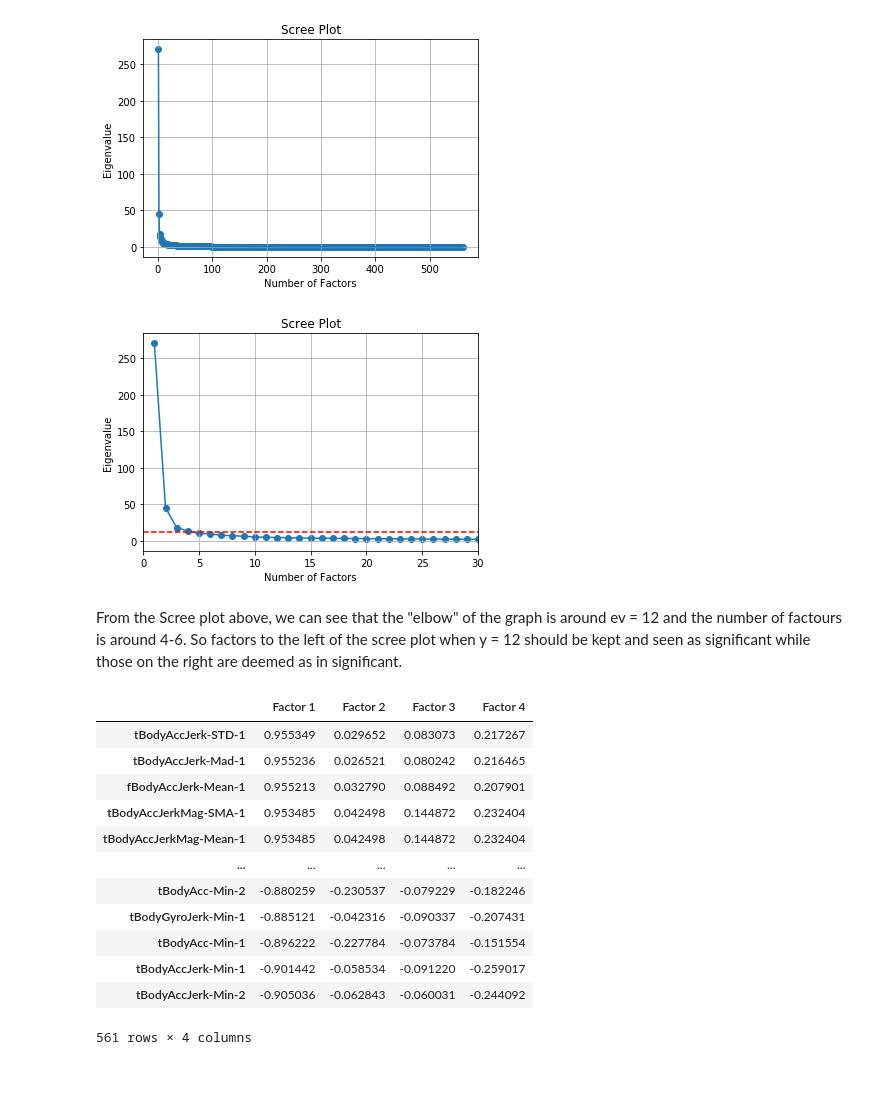
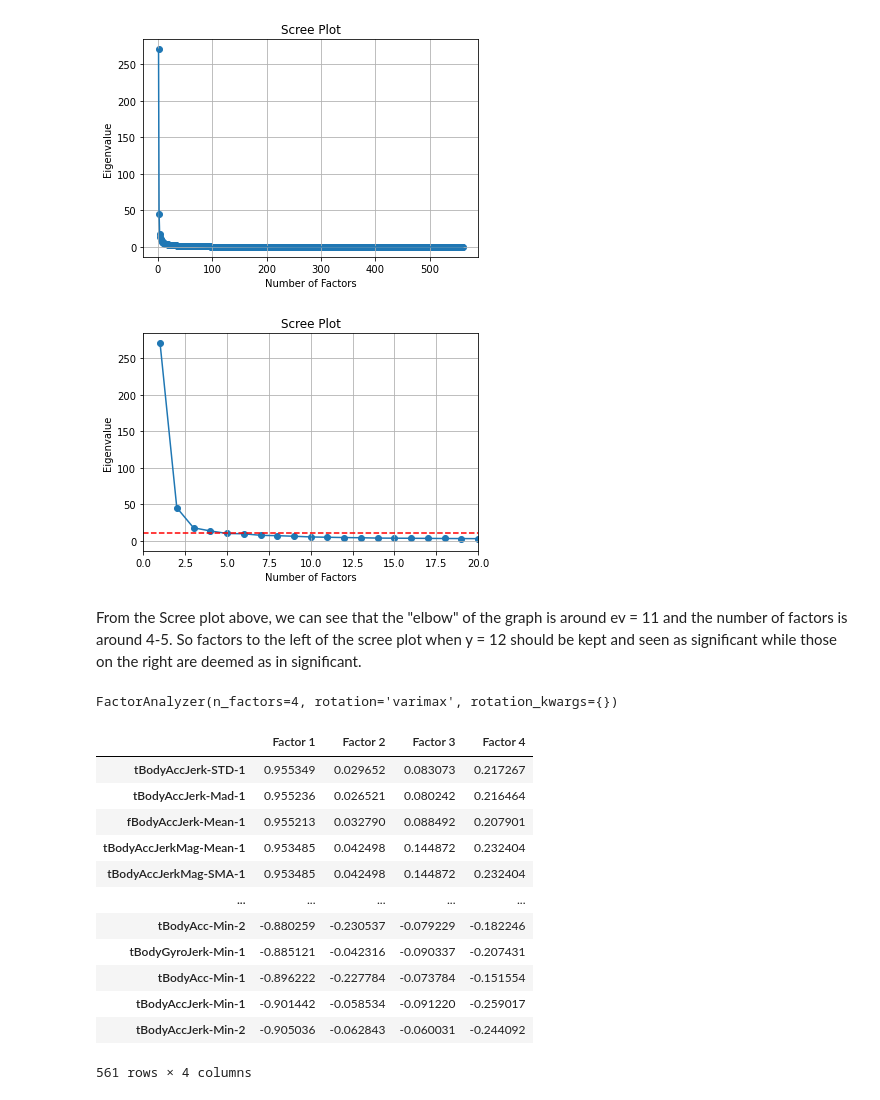
Before and after one commit to zunedz/CS3244-Project, a Jupyter notebook: Project.ipynb, the cells around one changed output. Saved outputs shown, nothing was run; the diff lists cells and outputs as text; code cells hidden in the pictures.

```diff
--- a/Project.ipynb
+++ b/Project.ipynb
@@ -330,3 +268,0 @@ fa_train.drop(['subject', 'Activity'], axis = 1, inplace = True)
-# %%
-#Runs the factor analyzer
-fac_analyzer.fit(fa_train)
@@ -336,0 +279,6 @@ FactorAnalyzer(bounds=(0.005, 1), impute='median', is_corr_matrix=False,
+# %%
+# Scale the data accordingly
+scaler = StandardScaler()
+
+scaled_fa = fa_train.copy()
+scaled_fa = pd.DataFrame(scaler.fit_transform(scaled_fa), columns = scaled_fa.columns)
@@ -336,0 +317,4 @@ FactorAnalyzer(bounds=(0.005, 1), impute='median', is_corr_matrix=False,
+# %%
+# Initial Factor Analysis to determine nbumber of factors
+fa = FactorAnalyzer(10, rotation=None)
+fa.fit(scaled_fa)
@@ -337,4 +323,4 @@ FactorAnalyzer(bounds=(0.005, 1), impute='median', is_corr_matrix=False,
 # %%
-#Checks the eigen values of the analyzer
-ev, v = fac_analyzer.get_eigenvalues()
+#Checks the eigen values of the intial analyzer
+ev, v = fa.get_eigenvalues()
 # %%
@@ -350,17 +336,17 @@ plt.show()
 [figure]
 # %%
 #Zooming in on the Scree plot
-plt.scatter(range(1,fa_train.shape[1]+1),ev)
-plt.plot(range(1,fa_train.shape[1]+1), ev)
+plt.scatter(range(1,scaled_fa.shape[1]+1),ev)
+plt.plot(range(1,scaled_fa.shape[1]+1), ev)
 plt.title("Scree Plot")
 plt.xlabel("Number of Factors")
 plt.ylabel("Eigenvalue")
-plt.xlim(0, 30)
+plt.xlim(0, 20)
 plt.grid()
-plt.axhline(y = 12, color = 'r', linestyle = '--')
+plt.axhline(y = 11, color = 'r', linestyle = '--')
 plt.show()
 # %% [output]
-[figure, old version]
+[figure, new version]
 # %% [markdown]
-From the Scree plot above, we can see that the "elbow" of the graph is around ev = 12 and the number of factours is around 4-6. So factors to the left of the scree plot when y = 12 should be kept and seen as significant while those on the right are deemed as in significant.
+From the Scree plot above, we can see that the "elbow" of the graph is around ev = 11 and the number of factors is around 4-5. So factors to the left of the scree plot when y = 12 should be kept and seen as significant while those on the right are deemed as in significant.
 # %%
@@ -372,14 +358,20 @@ ev_greater_than1 = ev_greater_than1[np.where(ev_greater_than1 > 12)]
 no_ev_gt1 = len(ev_greater_than1) # = 4
+# %%
+# New FA with Varimax Rotation, using minres
+fa1 = FactorAnalyzer(4, rotation="varimax", method='minres', use_smc=True)
+fa1.fit(scaled_fa)
+# %% [output]
+FactorAnalyzer(n_factors=4, rotation='varimax', rotation_kwargs={})
 # %%
 #Showing the Weights of each variable as a factor to see which features can be considered, sorted in descending order
-pd.DataFrame(fac_analyzer.loadings_, columns = ['Factor 1', 'Factor 2', 'Factor 3', 'Factor 4'], index = [fa_train.columns]).sort_values(by = ['Factor 1', 'Factor 2', 'Factor 3', 'Factor 4'], ascending = False)
+pd.DataFrame(fa1.loadings_, columns = ['Factor 1', 'Factor 2', 'Factor 3', 'Factor 4'], index = [fa_train.columns]).sort_values(by = ['Factor 1', 'Factor 2', 'Factor 3', 'Factor 4'], ascending = False)
 # %% [output]
 |  | Factor 1 | Factor 2 | Factor 3 | Factor 4 |
 | tBodyAccJerk-STD-1 | 0.955349 | 0.029652 | 0.083073 | 0.217267 |
-| tBodyAccJerk-Mad-1 | 0.955236 | 0.026521 | 0.080242 | 0.216465 |
+| tBodyAccJerk-Mad-1 | 0.955236 | 0.026521 | 0.080242 | 0.216464 |
 | fBodyAccJerk-Mean-1 | 0.955213 | 0.032790 | 0.088492 | 0.207901 |
+| tBodyAccJerkMag-Mean-1 | 0.953485 | 0.042498 | 0.144872 | 0.232404 |
 | tBodyAccJerkMag-SMA-1 | 0.953485 | 0.042498 | 0.144872 | 0.232404 |
-| tBodyAccJerkMag-Mean-1 | 0.953485 | 0.042498 | 0.144872 | 0.232404 |
 | ... | ... | ... | ... | ... |
 | tBodyAcc-Min-2 | -0.880259 | -0.230537 | -0.079229 | -0.182246 |
 | tBodyGyroJerk-Min-1 | -0.885121 | -0.042316 | -0.090337 | -0.207431 |
```
Also changed, not shown: parts of 33 cells of this notebook.
